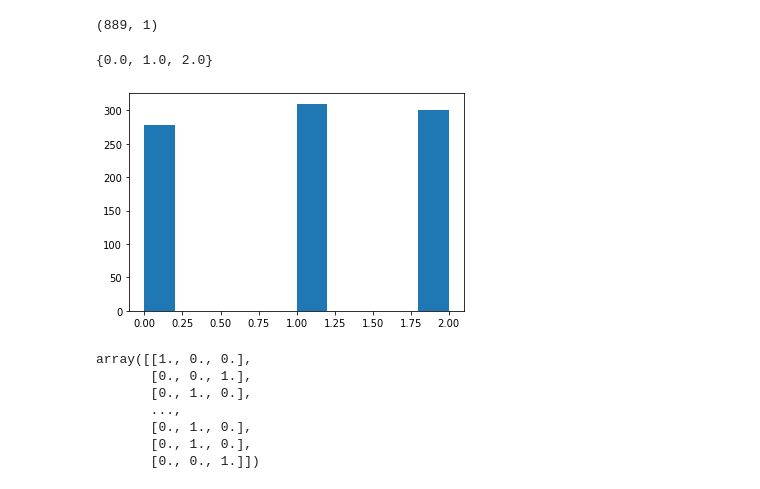
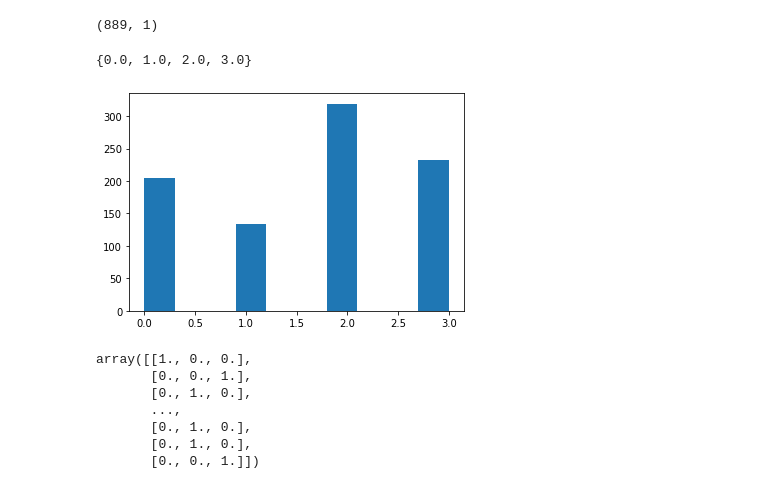
Before and after one commit to Gavince/Sklearn-Machine, a Jupyter notebook: 特征工程/数据预处理.ipynb, the cells around one changed output. Saved outputs shown, nothing was run; the diff lists cells and outputs as text; code cells hidden in the pictures.

```diff
--- a/特征工程/数据预处理.ipynb
+++ b/特征工程/数据预处理.ipynb
@@ -539,12 +554,12 @@ X.shape
 # %% [output]
 (889, 1)
 # %%
-# 等位分箱
-est = KBinsDiscretizer(n_bins=3, encode="ordinal", strategy="quantile")
+# 等位分箱 分类编码
+est = KBinsDiscretizer(n_bins=4, encode="ordinal", strategy="quantile")
 print(set(est.fit_transform(X).ravel()))
 plt.hist(est.fit_transform(X))
 plt.show()
 # %% [output]
-{0.0, 1.0, 2.0}
+{0.0, 1.0, 2.0, 3.0}
-[figure, old version]
+[figure, new version]
 # %%
```
Also changed, not shown: parts of 15 cells of this notebook, 24 other files.
